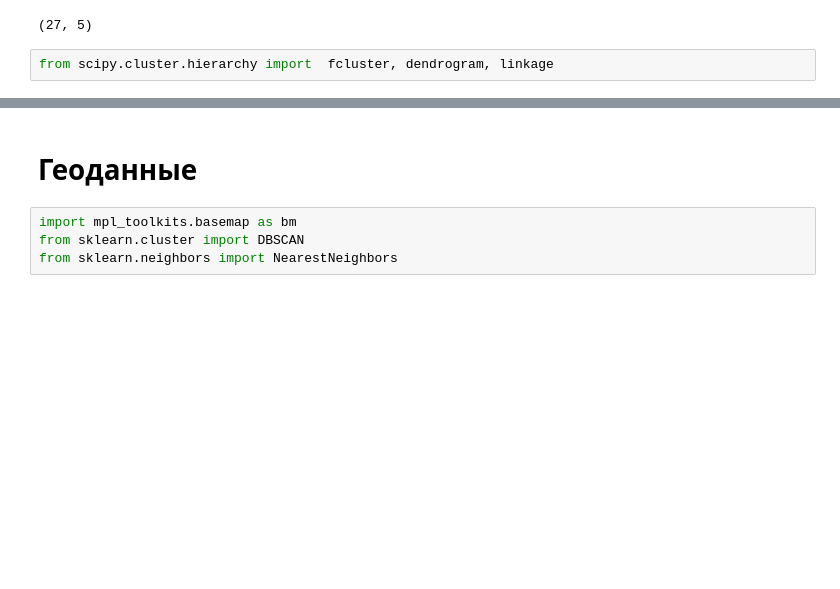
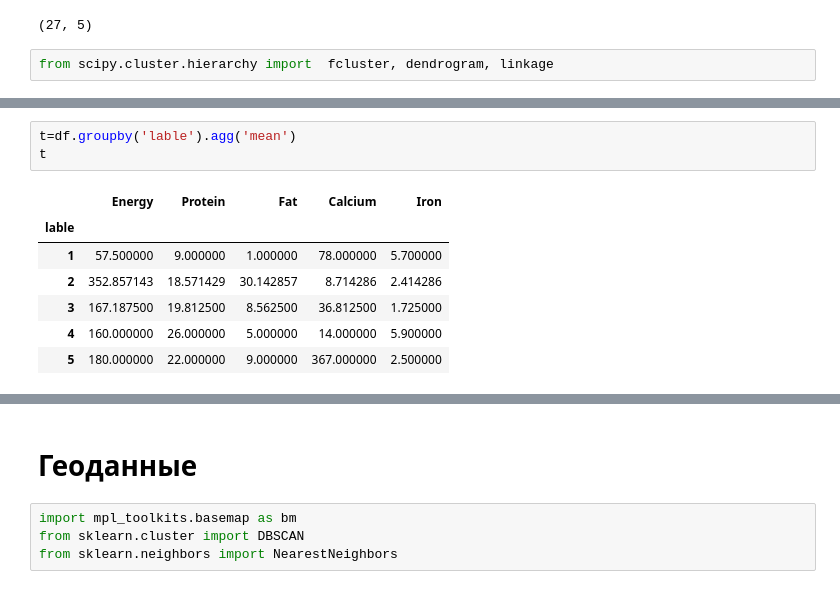
Before and after one commit to axel36/spheremailru, a Jupyter notebook: 2018-02/lecture_07_clustering/lesson-clust-pract.ipynb, the cells around one changed output, grey strips where cells are left out. Saved outputs shown, nothing was run; the diff lists cells and outputs as text; blank space fills up the shorter version.

```diff
--- a/2018-02/lecture_07_clustering/lesson-clust-pract.ipynb
+++ b/2018-02/lecture_07_clustering/lesson-clust-pract.ipynb
@@ -107,0 +135,11 @@ array([ 2, 11,  6,  4, 10, 12, 12, 14, 11,  5,  2,  3,  3, 11, 10, 12,  1,
+# %%
+t=df.groupby('lable').agg('mean')
+t
+# %% [output]
+|  | Energy | Protein | Fat | Calcium | Iron |
+| lable |  |  |  |  |  |
+| 1 | 57.500000 | 9.000000 | 1.000000 | 78.000000 | 5.700000 |
+| 2 | 352.857143 | 18.571429 | 30.142857 | 8.714286 | 2.414286 |
+| 3 | 167.187500 | 19.812500 | 8.562500 | 36.812500 | 1.725000 |
+| 4 | 160.000000 | 26.000000 | 5.000000 | 14.000000 | 5.900000 |
+| 5 | 180.000000 | 22.000000 | 9.000000 | 367.000000 | 2.500000 |
```
Also changed, not shown: parts of 5 cells of this notebook, 10 other files.
